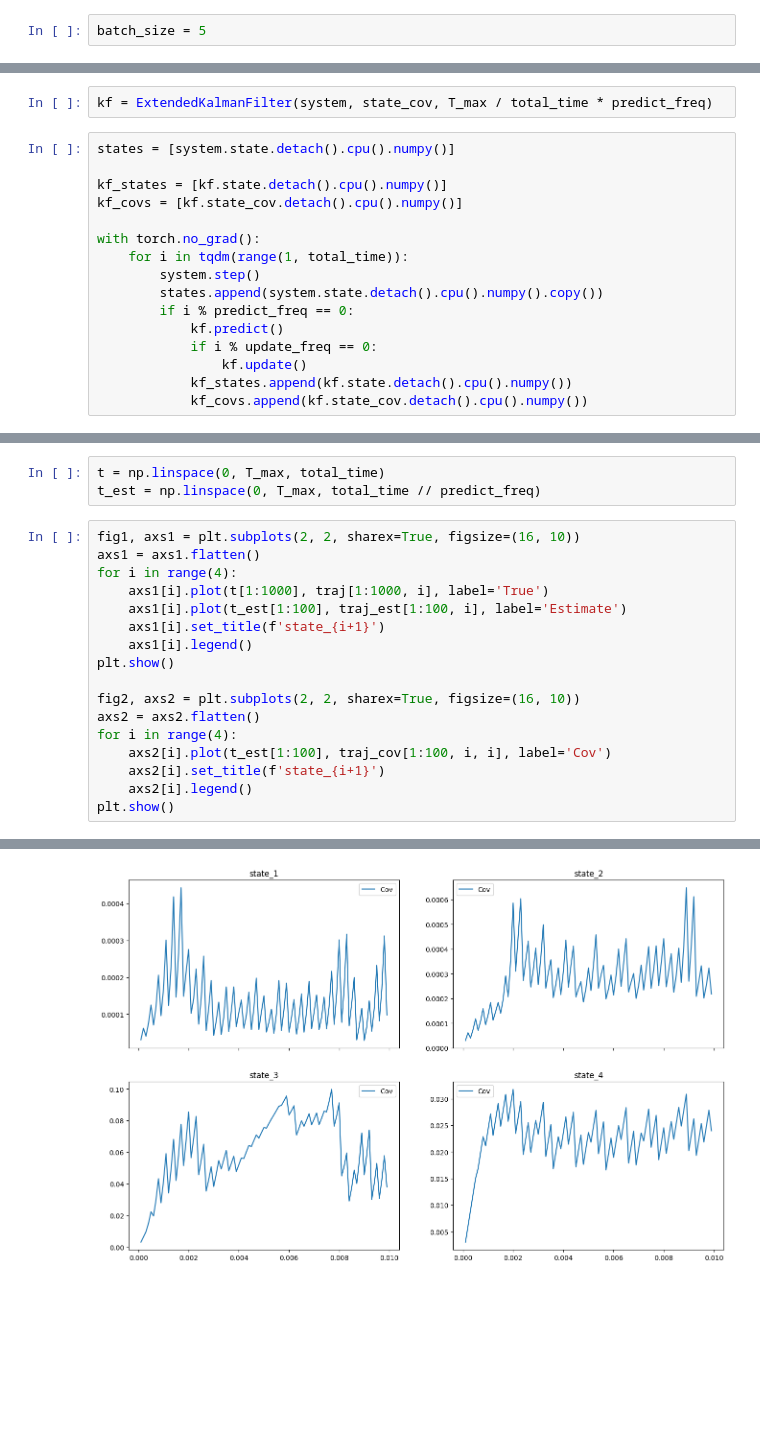
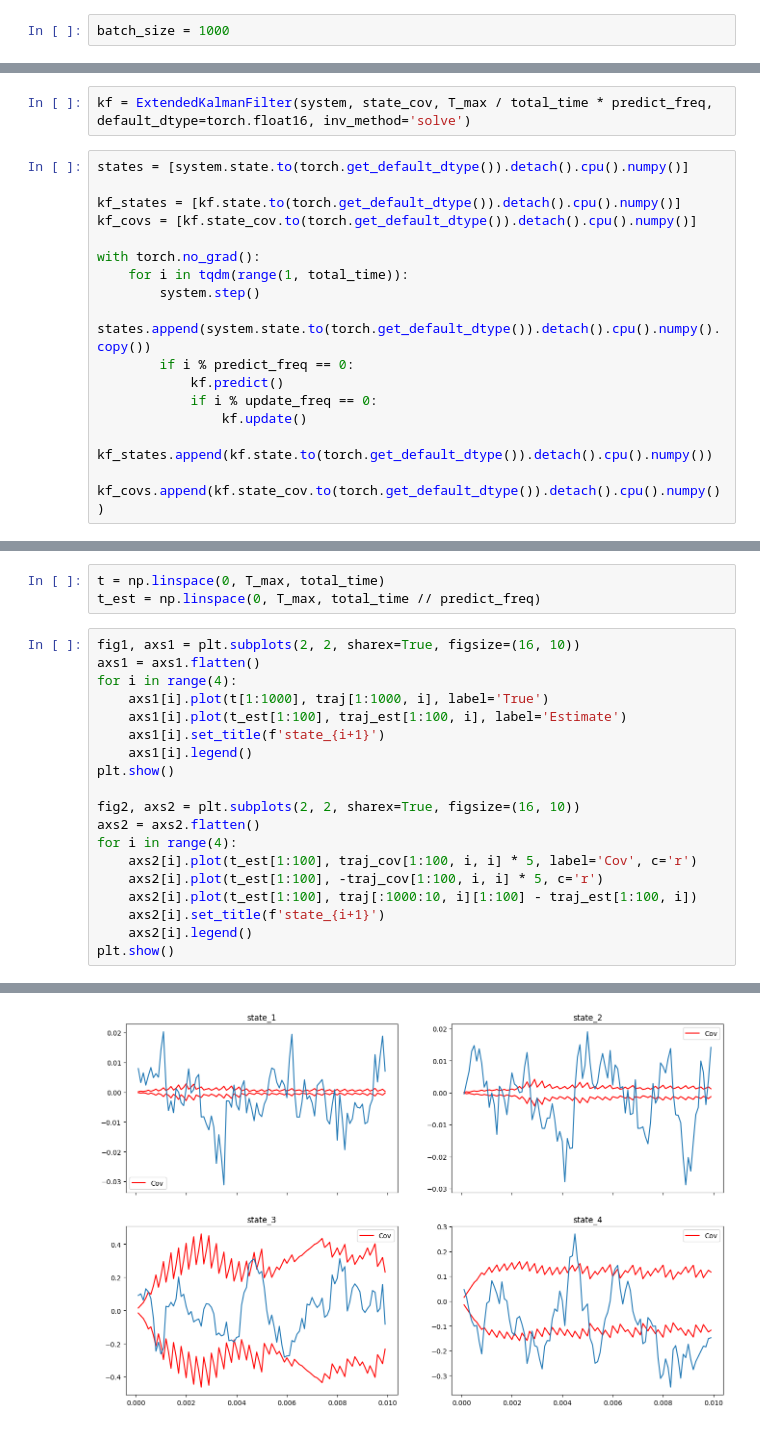
Before and after one commit to LumbaBalumba/linalg-project, a Jupyter notebook: main.ipynb, the cells around one changed output, grey strips where cells are left out. Drawn from its saved outputs; the diff is of its cells as text; blank space fills up the shorter version.

```diff
--- a/main.ipynb
+++ b/main.ipynb
@@ -171,29 +204,29 @@ T_max = 1.0
 # %%
 initial_distr = distributions.MultivariateNormal(loc=torch.tensor([0.0, 0.0, np.pi / 4, 0.0]), covariance_matrix=torch.eye(4) * 0.0000000004)
 # %%
-batch_size = 5
+batch_size = 1000
 # %%
 system = ObservableSystem(transition, observation, transition_noise_cov, observation_noise_cov, initial_distr, batch_size, T_max / total_time)
 # %%
 state_cov = torch.diag(torch.tensor([3e-3, 3e-3, 3e-1, 3e-1]))
 # %%
-kf = ExtendedKalmanFilter(system, state_cov, T_max / total_time * predict_freq)
+kf = ExtendedKalmanFilter(system, state_cov, T_max / total_time * predict_freq, default_dtype=torch.float16, inv_method='solve')
 # %%
-states = [system.state.detach().cpu().numpy()]
+states = [system.state.to(torch.get_default_dtype()).detach().cpu().numpy()]
 
-kf_states = [kf.state.detach().cpu().numpy()]
-kf_covs = [kf.state_cov.detach().cpu().numpy()]
+kf_states = [kf.state.to(torch.get_default_dtype()).detach().cpu().numpy()]
+kf_covs = [kf.state_cov.to(torch.get_default_dtype()).detach().cpu().numpy()]
 
 with torch.no_grad():
     for i in tqdm(range(1, total_time)):
         system.step()
-        states.append(system.state.detach().cpu().numpy().copy())
+        states.append(system.state.to(torch.get_default_dtype()).detach().cpu().numpy().copy())
         if i % predict_freq == 0:
             kf.predict()
             if i % update_freq == 0:
                 kf.update()
-            kf_states.append(kf.state.detach().cpu().numpy())
-            kf_covs.append(kf.state_cov.detach().cpu().numpy())
+            kf_states.append(kf.state.to(torch.get_default_dtype()).detach().cpu().numpy())
+            kf_covs.append(kf.state_cov.to(torch.get_default_dtype()).detach().cpu().numpy())
 # %%
 states = np.asarray(states)
 kf_states = np.asarray(kf_states)
@@ -220,7 +253,9 @@ plt.show()
 fig2, axs2 = plt.subplots(2, 2, sharex=True, figsize=(16, 10))
 axs2 = axs2.flatten()
 for i in range(4):
-    axs2[i].plot(t_est[1:100], traj_cov[1:100, i, i], label='Cov')
+    axs2[i].plot(t_est[1:100], traj_cov[1:100, i, i] * 5, label='Cov', c='r')
+    axs2[i].plot(t_est[1:100], -traj_cov[1:100, i, i] * 5, c='r')
+    axs2[i].plot(t_est[1:100], traj[:1000:10, i][1:100] - traj_est[1:100, i])
     axs2[i].set_title(f'state_{i+1}')
     axs2[i].legend()
 plt.show()
@@ -229 +264 @@ plt.show()
-[figure, old version]
+[figure, new version]
```
Also changed, not shown: parts of 7 cells of this notebook.
